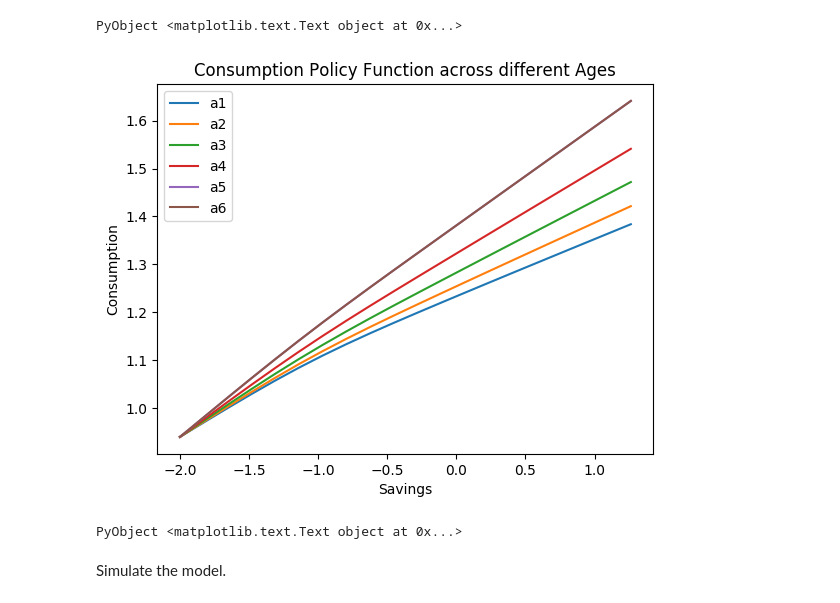
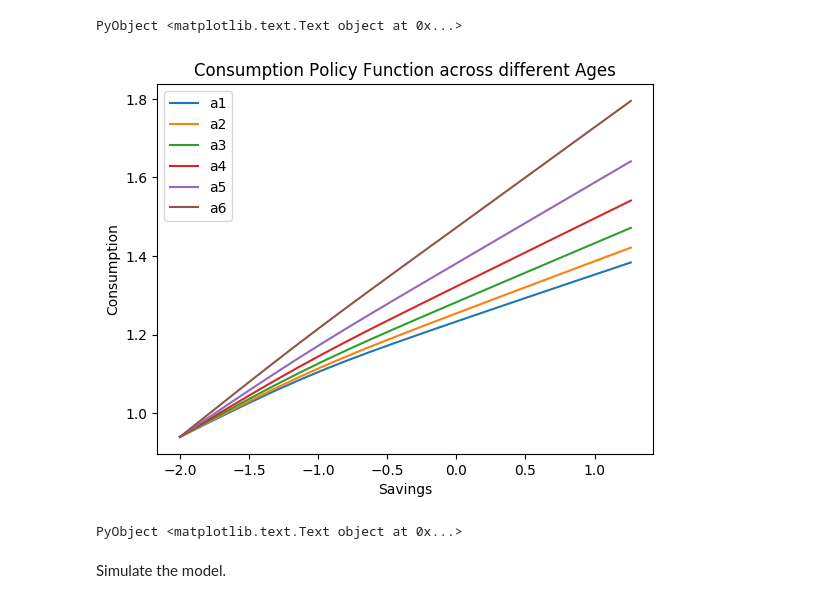
Before and after one commit to azheng25/OLG-Examples, a Jupyter notebook: Huggett1996Dolo.ipynb, the cells around one changed output. Drawn from its saved outputs; the diff is of its cells as text; code cells hidden in the pictures.

```diff
--- a/Huggett1996Dolo.ipynb
+++ b/Huggett1996Dolo.ipynb
@@ -115,37 +115,35 @@ PyObject <matplotlib.text.Text object at 0x...>
 # %%
 # Plot consumption policy function with different ages
 
 
 dr_a1 = Dolo.tabulate(model, dr, :s, s0, 10) # second income value  -age 1
 dr_a2 = Dolo.tabulate(model, dr, :s, s0, 11) # second income value  -age 2
 dr_a3 = Dolo.tabulate(model, dr, :s, s0, 12) # second  income value  -age 3
 dr_a4 = Dolo.tabulate(model, dr, :s, s0, 13) # second  income value  -age 4
 dr_a5 = Dolo.tabulate(model, dr, :s, s0, 14) # second  income value  -age 5
-dr_a6 = Dolo.tabulate(model, dr, :s, s0, 14) # second  income value  -age 6
-dr_a7 = Dolo.tabulate(model, dr, :s, s0, 14) # second  income value  -age 7
-dr_a8 = Dolo.tabulate(model, dr, :s, s0, 14) # second  income value  -age 8
+dr_a6 = Dolo.tabulate(model, dr, :s, s0, 15) # second  income value  -age 6
 
 c_y1=exp(ygrid[2])+dr_a1[:s]*r-dr_a1[Axis{:V}(:a)]
 c_y2=exp(ygrid[2])+dr_a2[:s]*r-dr_a2[Axis{:V}(:a)]
 c_y3=exp(ygrid[2])+dr_a3[:s]*r-dr_a3[Axis{:V}(:a)]
 c_y4=exp(ygrid[2])+dr_a4[:s]*r-dr_a4[Axis{:V}(:a)]
 c_y5=exp(ygrid[2])+dr_a5[:s]*r-dr_a5[Axis{:V}(:a)]
 c_y6=exp(ygrid[2])+dr_a6[:s]*r-dr_a6[Axis{:V}(:a)]
 c_y7=exp(ygrid[2])+dr_a7[:s]*r-dr_a7[Axis{:V}(:a)]
-c_y5=exp(ygrid[2])+dr_a4[:s]*r-dr_a5[Axis{:V}(:a)]
+
 
 plt.plot(dr_a1[Axis{:V}(:s)][1:end_y],c_y1[1:end_y], label="a1")
 plt.plot(dr_a2[Axis{:V}(:s)][1:end_y],c_y2[1:end_y], label="a2")
 plt.plot(dr_a3[Axis{:V}(:s)][1:end_y],c_y3[1:end_y], label="a3")
 plt.plot(dr_a4[Axis{:V}(:s)][1:end_y],c_y4[1:end_y], label="a4")
 plt.plot(dr_a5[Axis{:V}(:s)][1:end_y],c_y5[1:end_y], label="a5")
 plt.plot(dr_a6[Axis{:V}(:s)][1:end_y],c_y6[1:end_y], label="a6")
 plt.legend()
 plt.xlabel("Savings")
 plt.ylabel("Consumption")
 plt.title("Consumption Policy Function across different Ages")
 # %% [output]
-[figure, old version]
+[figure, new version]
 PyObject <matplotlib.text.Text object at 0x...>
 # %% [markdown]
 Simulate the model.
```
